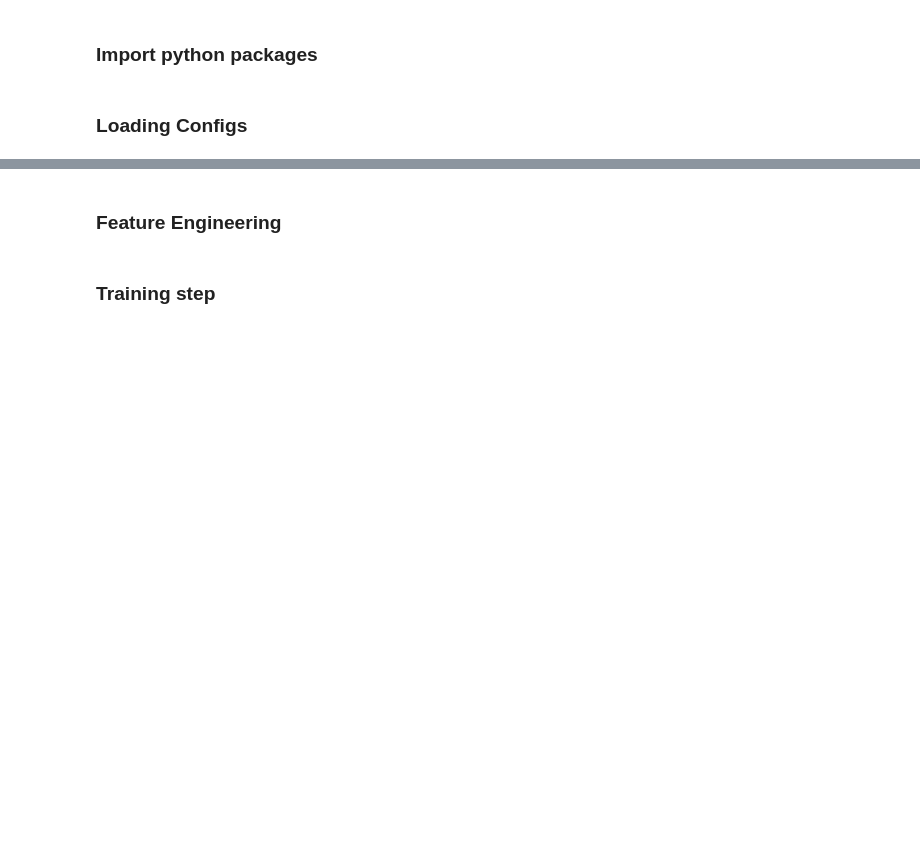
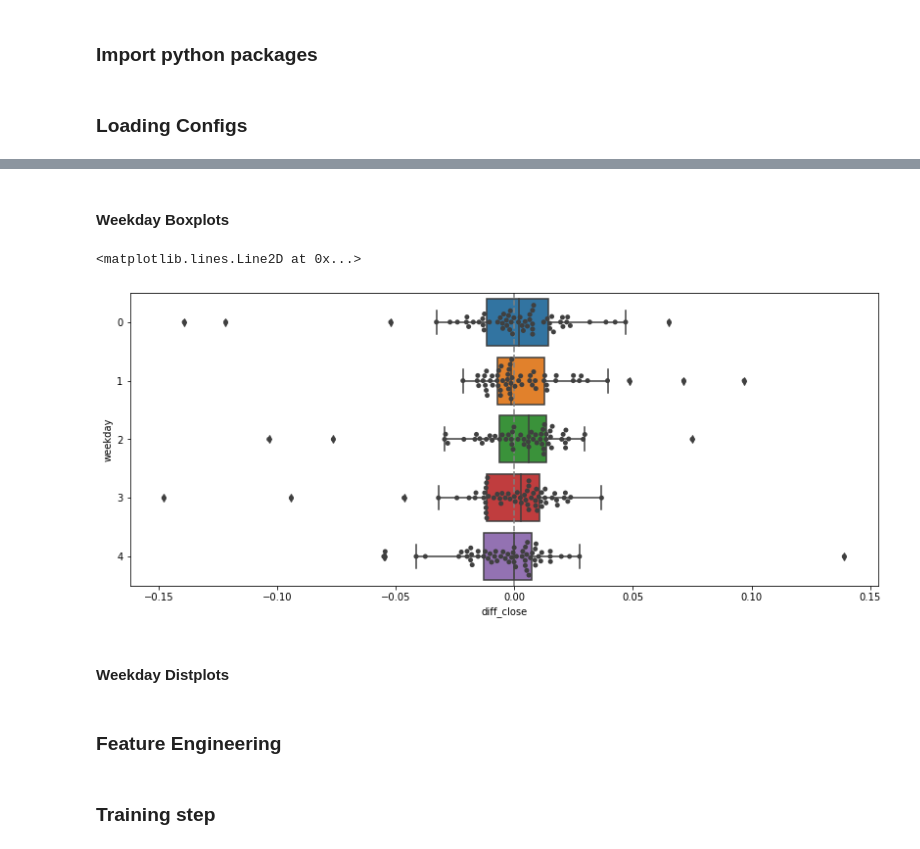
Before and after one commit to adelmofilho/BovespaStockPrediction, a Jupyter notebook: LocalModelling.ipynb, the cells around one changed output, grey strips where cells are left out. Cells and saved outputs as stored; diff of their text form; code cells hidden in the pictures; blank space fills up the shorter version.

```diff
--- a/LocalModelling.ipynb
+++ b/LocalModelling.ipynb
@@ -57,0 +79,9 @@ ibovespa = label_train_test(ibovespa, split=test_split, split_valid=valid_split,
+# %%
+explore_data = ibovespa[ibovespa["group"]=="train"]
+
+numeric_columns = ['close', 'ITUB4', 'BBDC4', 'VALE3', 'PETR4', 'PETR3', 'ABEV3', 'BBAS3', 'B3SA3', 'ITSA4']
+stocks_diff = explore_data[numeric_columns].pct_change().reset_index(drop=True)
+stocks_diff.columns = ["diff_" + column for column in stocks_diff.columns]
+
+complete_explore_data = pd.concat([explore_data, stocks_diff], axis=1).iloc[1:].reset_index(drop=True)
+complete_explore_data.head()
@@ -58,3 +96,15 @@ ibovespa = label_train_test(ibovespa, split=test_split, split_valid=valid_split,
+# %% [markdown]
+#### Weekday Boxplots
+# %%
+f, ax = plt.subplots(figsize=(13.7, 5.5))
+sns.boxplot(y="weekday", x="diff_close", data=complete_explore_data, orient="h", ax=ax)
+sns.swarmplot(x="diff_close", y="weekday", orient="h", data=complete_explore_data, color=".25", ax=ax)
+plt.axvline(0, 0,1, ls="--", color="gray")
+# %% [output]
+<matplotlib.lines.Line2D at 0x...>
+[figure, added]
+# %% [markdown]
+#### Weekday Distplots
 # %% [markdown]
 ### Feature Engineering
 # %%
```
Also changed, not shown: parts of 17 cells of this notebook, 6 other files.
